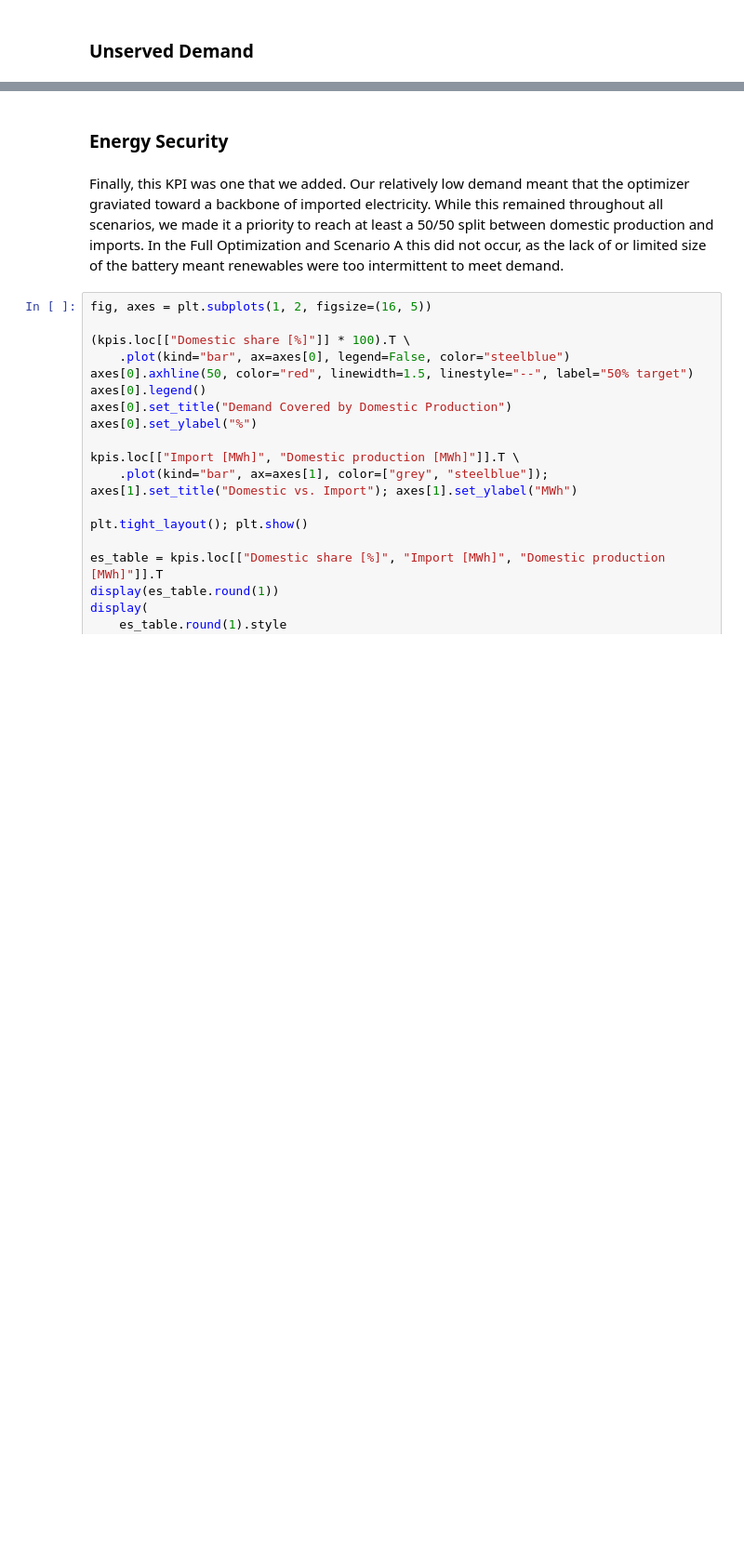
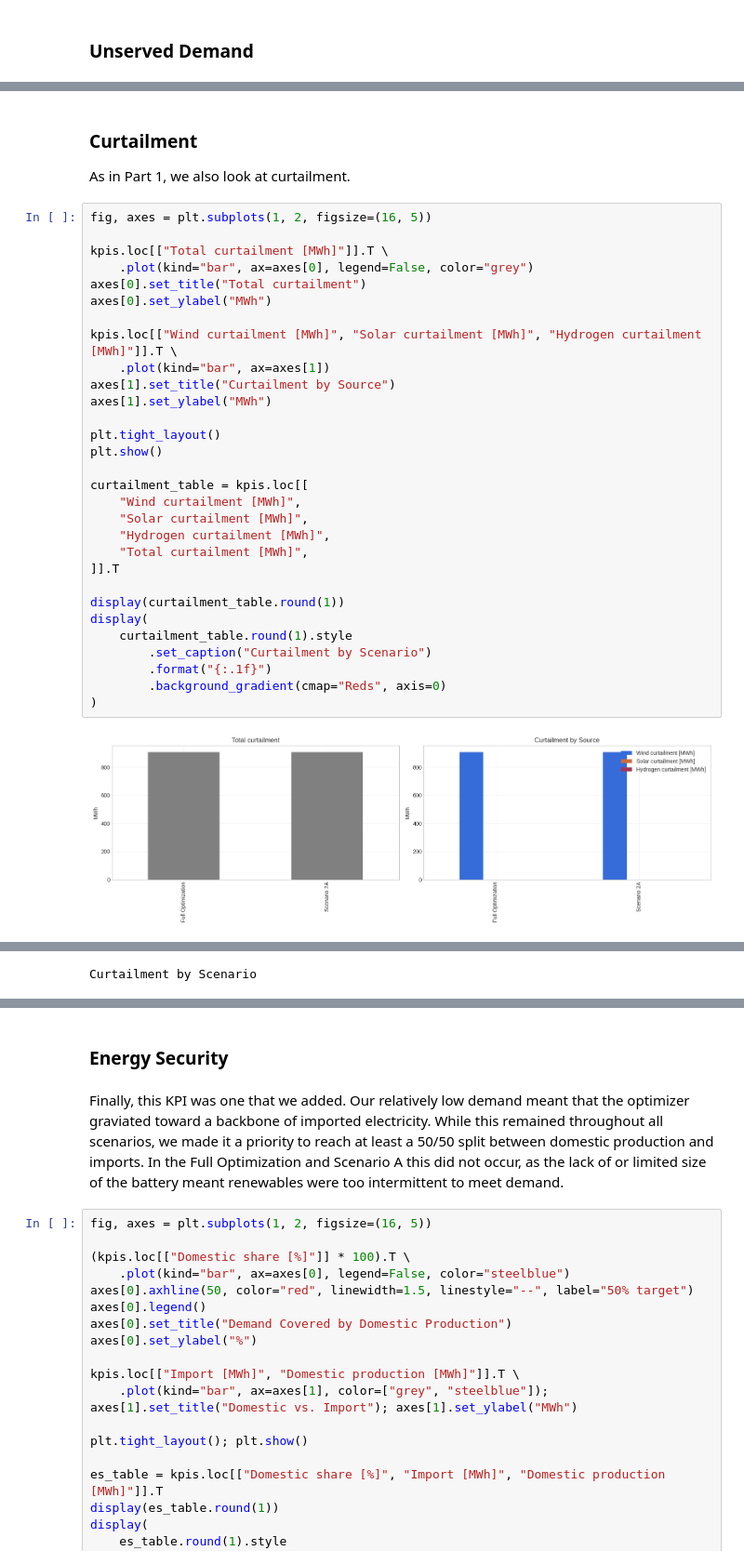
Before and after one commit to karivero/esi_final_repo, a Jupyter notebook: final_esi/ESI_Assignment/part2_combined_submission.ipynb, the cells around one changed output, grey strips where cells are left out. Shown at 93% size. Drawn from its saved outputs; the diff is of its cells as text; blank space fills up the shorter version.

Commit message:
lots of work on part 2 reporting

```diff
--- a/final_esi/ESI_Assignment/part2_combined_submission.ipynb
+++ b/final_esi/ESI_Assignment/part2_combined_submission.ipynb
@@ -1822,0 +1909,35 @@ print(f"Peak load shedding: {loadshed.max():.1f} MW")
+# %% [markdown]
+### Curtailment
+As in Part 1, we also look at curtailment.
+# %%
+fig, axes = plt.subplots(1, 2, figsize=(16, 5))
+
+kpis.loc[["Total curtailment [MWh]"]].T \
+    .plot(kind="bar", ax=axes[0], legend=False, color="grey")
+axes[0].set_title("Total curtailment")
+axes[0].set_ylabel("MWh")
+
+kpis.loc[["Wind curtailment [MWh]", "Solar curtailment [MWh]", "Hydrogen curtailment [MWh]"]].T \
+    .plot(kind="bar", ax=axes[1])
+axes[1].set_title("Curtailment by Source")
+axes[1].set_ylabel("MWh")
+
+plt.tight_layout()
+plt.show()
+
+curtailment_table = kpis.loc[[
+    "Wind curtailment [MWh]",
+    "Solar curtailment [MWh]",
+    "Hydrogen curtailment [MWh]",
+    "Total curtailment [MWh]",
+]].T
+
+display(curtailment_table.round(1))
+display(
+    curtailment_table.round(1).style
+        .set_caption("Curtailment by Scenario")
+        .format("{:.1f}")
+        .background_gradient(cmap="Reds", axis=0)
+)
+# %% [output]
+[figure, added]
@@ -1822,0 +1947 @@ print(f"Peak load shedding: {loadshed.max():.1f} MW")
+Curtailment by Scenario
```
Also changed, not shown: parts of 41 cells of this notebook, 1 other file.
